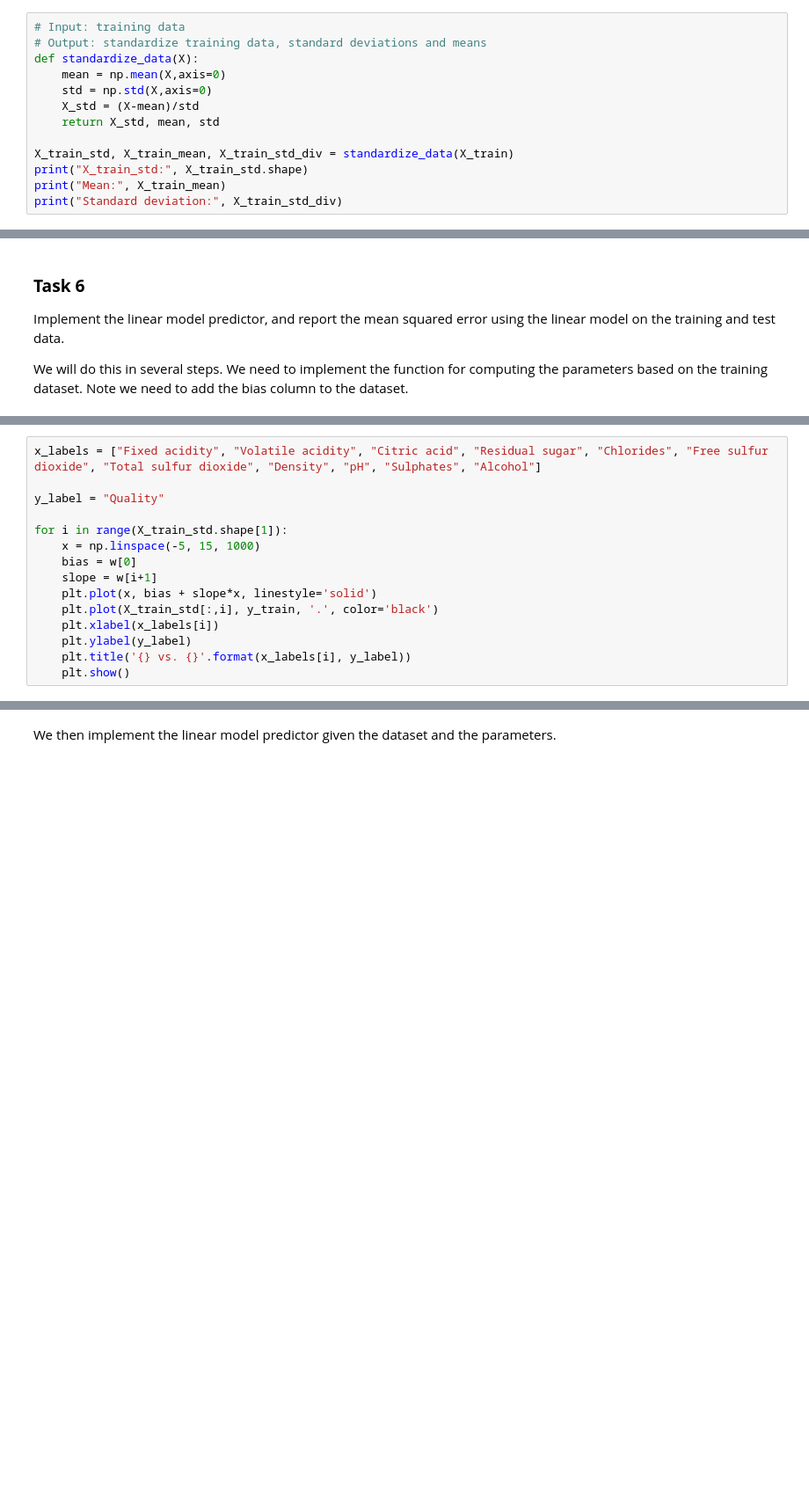
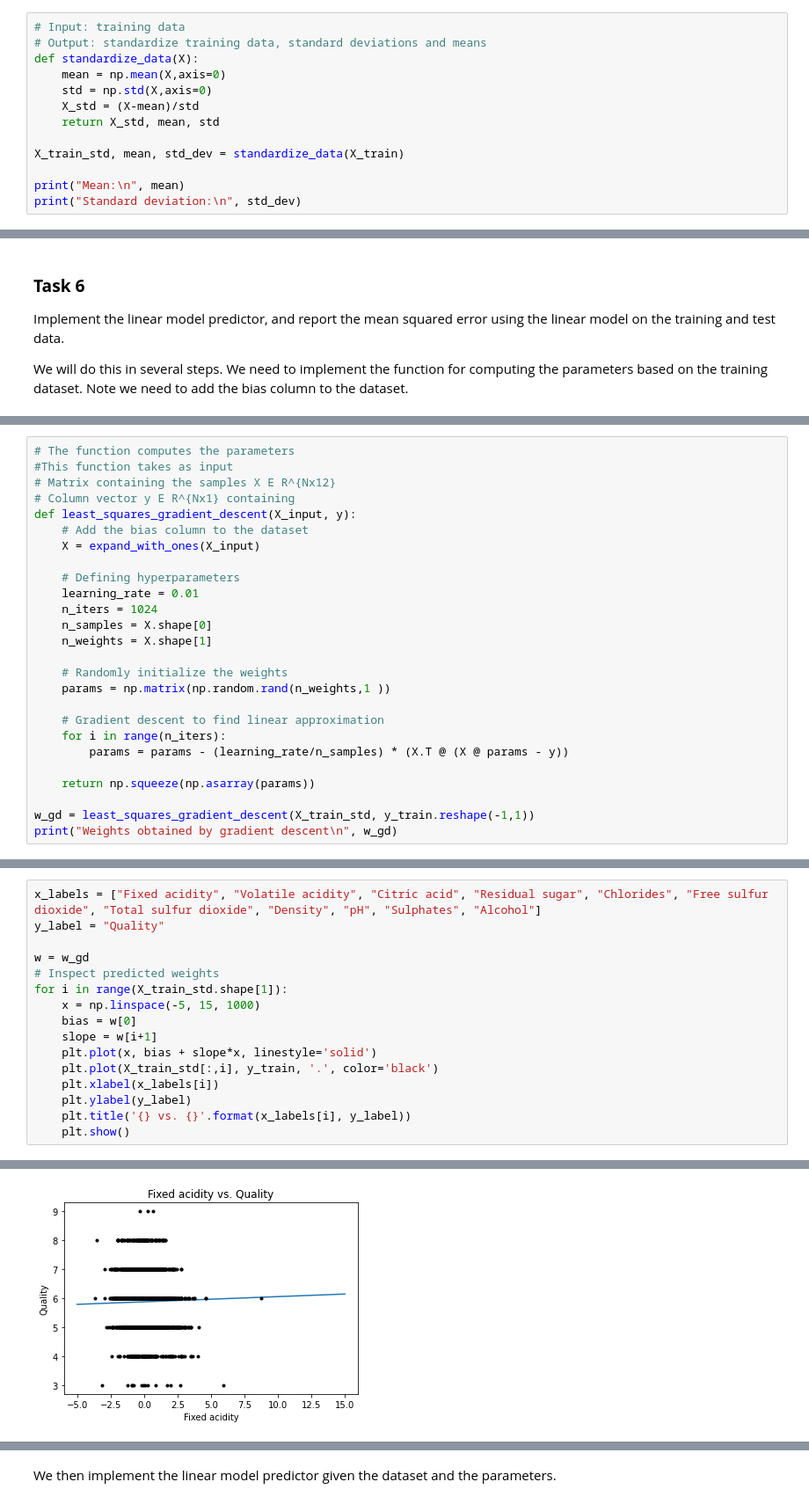
Before and after one commit to jan-kreischer/UZH_FODS, a Jupyter notebook: Practical-01/index.ipynb, the cells around one changed output, grey strips where cells are left out. Shown at 88% size. Saved outputs shown, nothing was run; the diff lists cells and outputs as text; blank space fills up the shorter version.

Commit message:
Added closed form and gradient descent linear regression

```diff
--- a/Practical-01/index.ipynb
+++ b/Practical-01/index.ipynb
@@ -165,8 +160,8 @@ def standardize_data(X):
     X_std = (X-mean)/std
     return X_std, mean, std
 
-X_train_std, X_train_mean, X_train_std_div = standardize_data(X_train)
-print("X_train_std:", X_train_std.shape)
-print("Mean:", X_train_mean)
-print("Standard deviation:", X_train_std_div)
+X_train_std, mean, std_dev = standardize_data(X_train)
+
+print("Mean:\n", mean)
+print("Standard deviation:\n", std_dev)
 # %% [output]
@@ -217,0 +226,26 @@ w: (12,)
+# %%
+# The function computes the parameters
+#This function takes as input
+# Matrix containing the samples X E R^{Nx12}
+# Column vector y E R^{Nx1} containing
+def least_squares_gradient_descent(X_input, y):
+    # Add the bias column to the dataset
+    X = expand_with_ones(X_input)
+
+    # Defining hyperparameters
+    learning_rate = 0.01
+    n_iters = 1024
+    n_samples = X.shape[0]
+    n_weights = X.shape[1]
+
+    # Randomly initialize the weights
+    params = np.matrix(np.random.rand(n_weights,1 ))
+
+    # Gradient descent to find linear approximation
+    for i in range(n_iters):
+        params = params - (learning_rate/n_samples) * (X.T @ (X @ params - y))
+
+    return np.squeeze(np.asarray(params))
+
+w_gd = least_squares_gradient_descent(X_train_std, y_train.reshape(-1,1))
+print("Weights obtained by gradient descent\n", w_gd)
@@ -218,8 +256,9 @@ w: (12,)
 # %%
 x_labels = ["Fixed acidity", "Volatile acidity", "Citric acid", "Residual sugar", "Chlorides", "Free sulfur dioxide", "Total sulfur dioxide", "Density", "pH", "Sulphates", "Alcohol"]
-
 y_label = "Quality"
 
+w = w_gd
+# Inspect predicted weights
 for i in range(X_train_std.shape[1]):
     x = np.linspace(-5, 15, 1000)
     bias = w[0]
@@ -234,0 +273 @@ NameError: name 'X_train_std' is not defined
+[figure, added]
```
Also changed, not shown: parts of 9 cells of this notebook, 1 other file.
